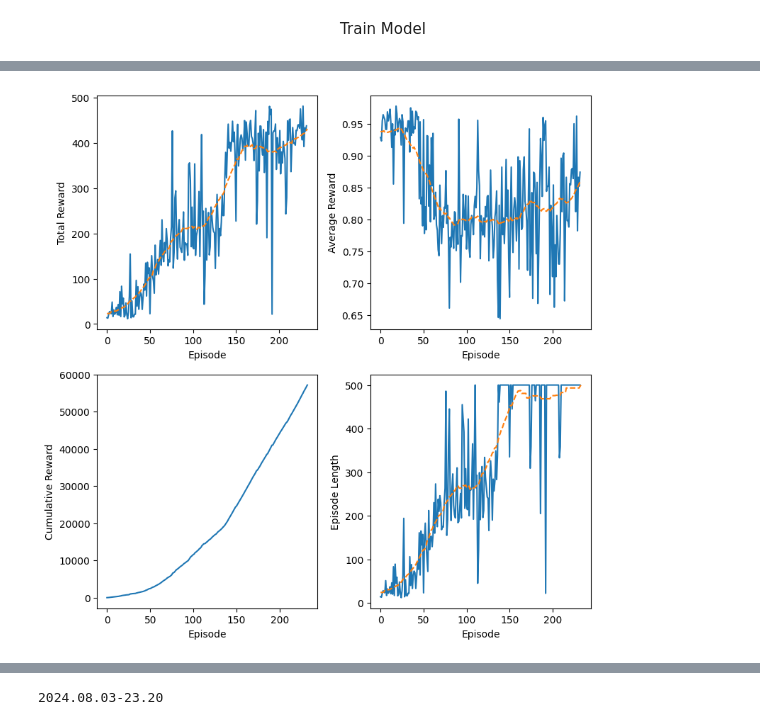
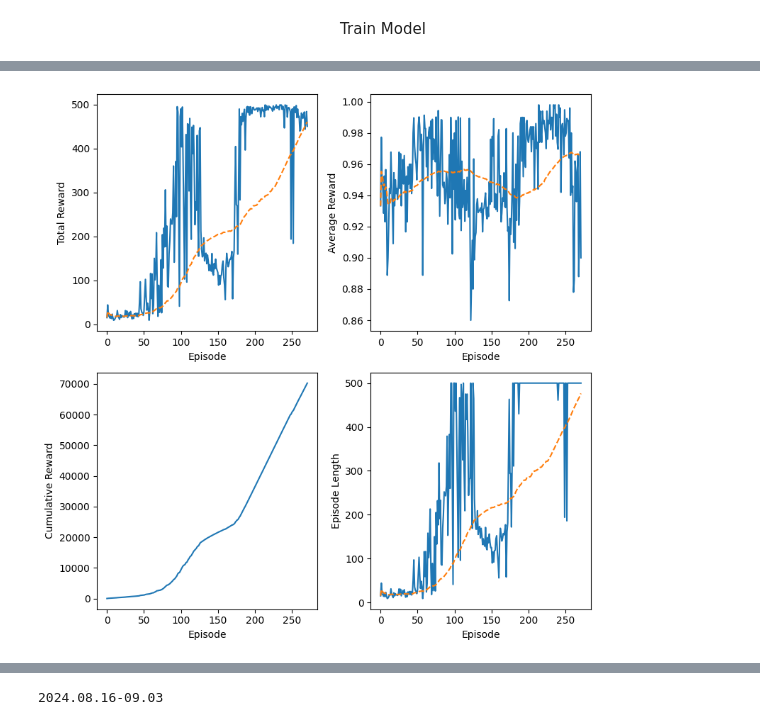
Before and after one commit to UniformSoup/QRL, a Jupyter notebook: PolicyGradient.ipynb, the cells around one changed output, grey strips where cells are left out. Saved outputs shown, nothing was run; the diff lists cells and outputs as text; code cells hidden in the pictures.

```diff
--- a/PolicyGradient.ipynb
+++ b/PolicyGradient.ipynb
@@ -64,11 +64,11 @@ agent = Reinforce(policy, learning_rate=0.01, discount_factor=0.99)
 def shaped_reward(reward, observation):
     position, pos_vel, angle, angle_vel = observation
     #return (1 - tf.abs(angle))
-    return tf.exp(-tf.abs(position))
+    return 1.0 / (1 + 0.5*position**2)
 
 state_bounds = np.array([2.4, 2.5, 0.21, 2.5]).astype(np.float32)
 
-agent, total_rewards, episode_lengths = train_agent(env, agent, shaped_reward,
+total_rewards, episode_lengths, success = train_agent(env, agent, shaped_reward,
                                                     500, 5000, state_bounds,
                                                     (475, 100), True)
 # %% [output]
@@ -80,24 +80,27 @@ Wall time: 2min
 # %%
 fig, axes = plt.subplots(2, 2, figsize=(8, 8))
 
-def smooth(s, alpha=0.2):
-    averaging_length = int(len(s)*alpha)
-    s = np.pad(s, (averaging_length//2, averaging_length//2), mode='edge')
-    return np.convolve(s, np.ones(averaging_length)/averaging_length, mode='valid')
+def running_average(data, window):
+    running_avg = []
+    for i in range(len(data)):
+        start_index = i + 1 - min(i + 1, window)
+        avg = np.mean(data[start_index:i + 1])
+        running_avg.append(avg)
+    return np.array(running_avg)
 
 labels = ['Total Reward', 'Average Reward', 'Cumulative Reward', 'Episode Length']
 data = [total_rewards, np.array(total_rewards) / episode_lengths, np.cumsum(total_rewards), episode_lengths]
 
 for ax, label, data in zip(axes.flat, labels, data):
     ax.set_xlabel('Episode')
     ax.set_ylabel(label)
     ax.plot(data)
-    if label != 'Cumulative Reward': ax.plot(smooth(data), '--')
+    if label != 'Cumulative Reward': ax.plot(running_average(data, 100), '--')
 
 fig.tight_layout()
 plt.show()
 # %% [output]
-[figure, old version]
+[figure, new version]
 # %%
 from pyvirtualdisplay import *
 vdisp = Display(visible=0, size=(500, 500)).start()
@@ -114,13 +117,14 @@ HTML(animation(frames, len(frames)/24e-3).to_html5_video())
 # %% [output]
 [interactive output not drawn]
 # %%
-timestamp = time.strftime("%Y.%m.%d-%H.%M")
-dirname = f'./PG{timestamp}'
-os.mkdir(dirname)
-print(timestamp)
+if success:
+    timestamp = time.strftime("%Y.%m.%d-%H.%M")
+    dirname = f'./Results/PG-{timestamp}'
+    os.mkdir(dirname)
+    print(timestamp)
 
-results = {"Total Reward":total_rewards, "Episode Length": episode_lengths}
-np.save(f'{dirname}/results.npy', results)
-agent.policy.save(f'{dirname}/policy.keras')
+    results = {"Total Reward":total_rewards, "Episode Length": episode_lengths}
+    np.save(f'{dirname}/results.npy', results)
+    agent.policy.save(f'{dirname}/policy.keras')
 # %% [output]
-2024.08.03-23.20
+2024.08.16-09.03
```
Also changed, not shown: parts of 2 cells of this notebook, 38 other files.
